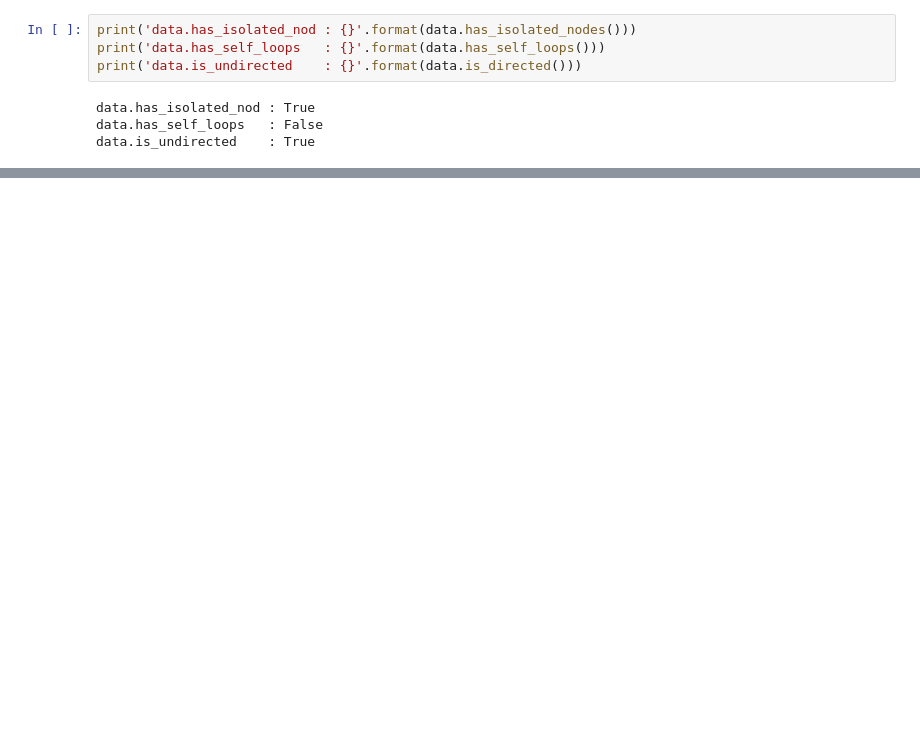
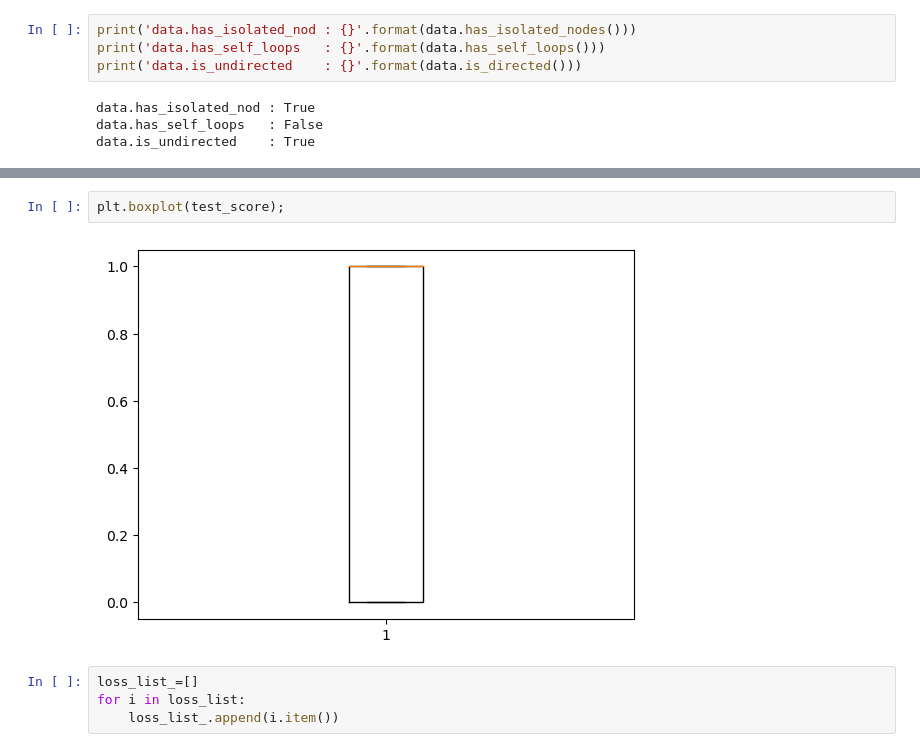
Before and after one commit to MadushanPathirana/msc-research, a Jupyter notebook: adaptive learning/creating graph/createDataSetFromSampleAssigment.ipynb, the cells around one changed output, grey strips where cells are left out. Drawn from its saved outputs; the diff is of its cells as text; blank space fills up the shorter version.

```diff
--- a/adaptive learning/creating graph/createDataSetFromSampleAssigment.ipynb
+++ b/adaptive learning/creating graph/createDataSetFromSampleAssigment.ipynb
@@ -363,0 +550,8 @@ weighted avg       0.55      0.55      0.54       102
+# %%
+plt.boxplot(test_score);
+# %% [output]
+[figure, added]
+# %%
+loss_list_=[]
+for i in loss_list:
+    loss_list_.append(i.item())
```
Also changed, not shown: parts of 31 cells of this notebook, 8 other files.
